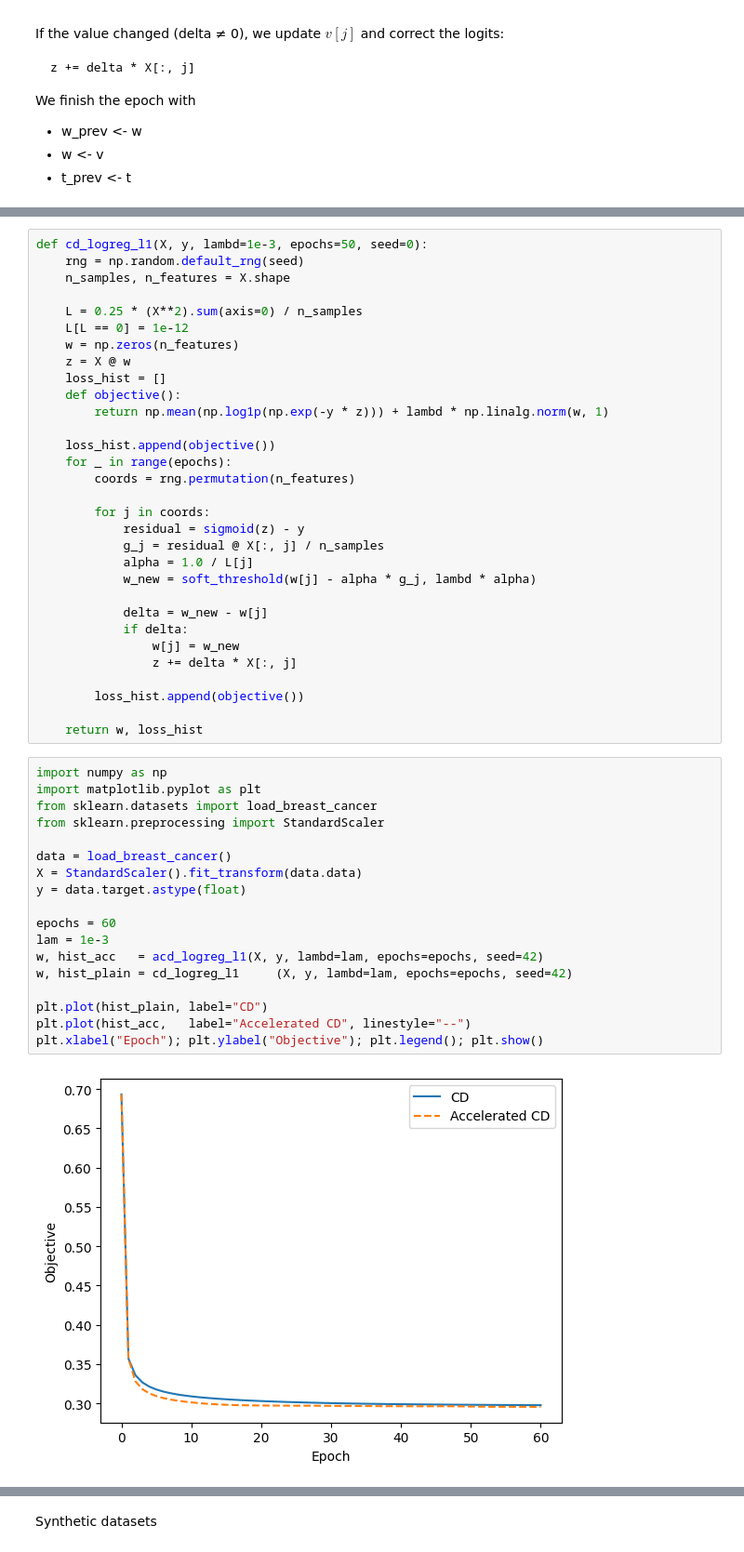
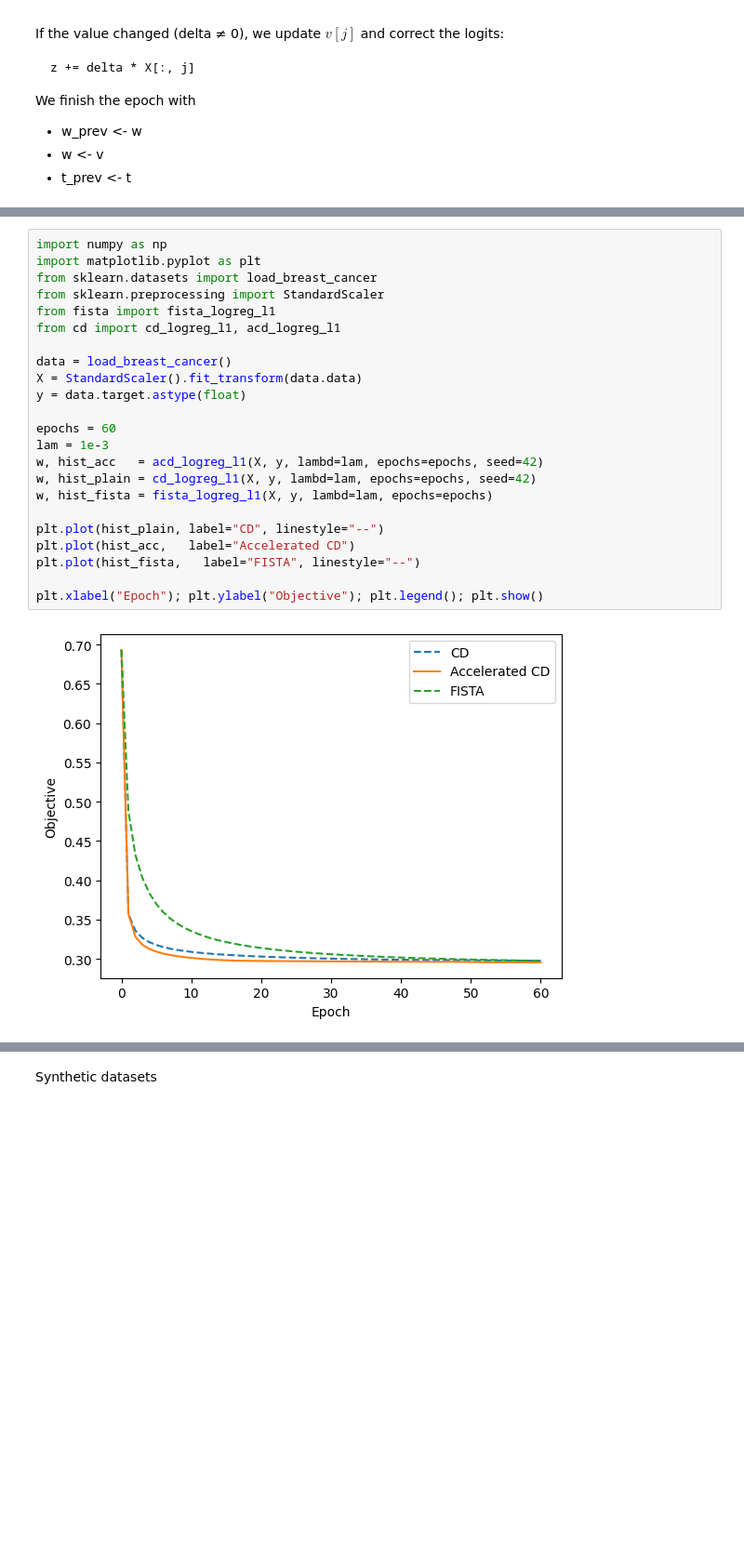
Before and after one commit to KarolinaMaczka/optymalizacja, a Jupyter notebook: cd.ipynb, the cells around one changed output, grey strips where cells are left out. Shown at 93% size. Drawn from its saved outputs; the diff is of its cells as text; blank space fills up the shorter version.

```diff
--- a/cd.ipynb
+++ b/cd.ipynb
@@ -154,51 +100,25 @@ def acd_logreg_l1(X, y, lambd=1e-3, epochs=50, seed=0):
-# %%
-def cd_logreg_l1(X, y, lambd=1e-3, epochs=50, seed=0):
-    rng = np.random.default_rng(seed)
-    n_samples, n_features = X.shape
-
-    L = 0.25 * (X**2).sum(axis=0) / n_samples
-    L[L == 0] = 1e-12
-    w = np.zeros(n_features)
-    z = X @ w
-    loss_hist = []
-    def objective():
-        return np.mean(np.log1p(np.exp(-y * z))) + lambd * np.linalg.norm(w, 1)
-
-    loss_hist.append(objective())
-    for _ in range(epochs):
-        coords = rng.permutation(n_features)
-
-        for j in coords:
-            residual = sigmoid(z) - y
-            g_j = residual @ X[:, j] / n_samples
-            alpha = 1.0 / L[j]
-            w_new = soft_threshold(w[j] - alpha * g_j, lambd * alpha)
-
-            delta = w_new - w[j]
-            if delta:
-                w[j] = w_new
-                z += delta * X[:, j]
-
-        loss_hist.append(objective())
-
-    return w, loss_hist
 # %%
 import numpy as np
 import matplotlib.pyplot as plt
 from sklearn.datasets import load_breast_cancer
 from sklearn.preprocessing import StandardScaler
+from fista import fista_logreg_l1
+from cd import cd_logreg_l1, acd_logreg_l1
 
 data = load_breast_cancer()
 X = StandardScaler().fit_transform(data.data)
 y = data.target.astype(float)
 
 epochs = 60
 lam = 1e-3
 w, hist_acc   = acd_logreg_l1(X, y, lambd=lam, epochs=epochs, seed=42)
-w, hist_plain = cd_logreg_l1     (X, y, lambd=lam, epochs=epochs, seed=42)
+w, hist_plain = cd_logreg_l1(X, y, lambd=lam, epochs=epochs, seed=42)
+w, hist_fista = fista_logreg_l1(X, y, lambd=lam, epochs=epochs)
 
-plt.plot(hist_plain, label="CD")
-plt.plot(hist_acc,   label="Accelerated CD", linestyle="--")
+plt.plot(hist_plain, label="CD", linestyle="--")
+plt.plot(hist_acc,   label="Accelerated CD")
+plt.plot(hist_fista,   label="FISTA", linestyle="--")
+
 plt.xlabel("Epoch"); plt.ylabel("Objective"); plt.legend(); plt.show()
 # %% [output]
-[figure, old version]
+[figure, new version]
```
Also changed, not shown: parts of 6 cells of this notebook, 6 other files.
